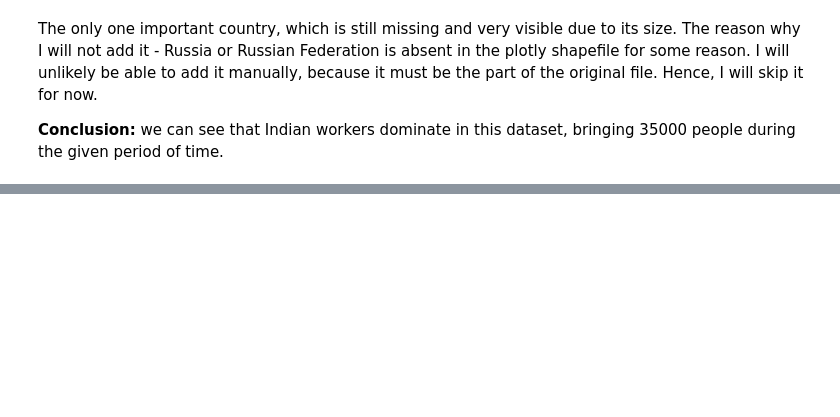
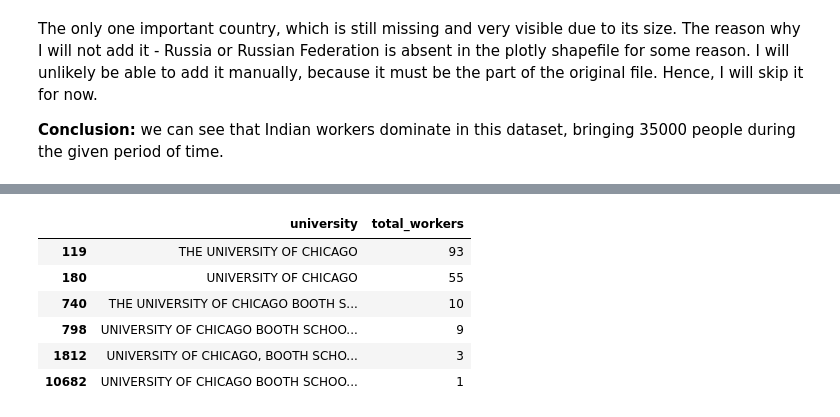
Before and after one commit to r-surendiran/MSCA-37014-Python-For-Analytics-Group-Project, a Jupyter notebook: Notebooks/HW3 - EDA (Oleksiy Anokhin).ipynb, the cells around one changed output, grey strips where cells are left out. Saved outputs shown, nothing was run; the diff lists cells and outputs as text; code cells hidden in the pictures; blank space fills up the shorter version.

```diff
--- a/Notebooks/HW3 - EDA (Oleksiy Anokhin).ipynb
+++ b/Notebooks/HW3 - EDA (Oleksiy Anokhin).ipynb
@@ -165,5 +166,14 @@ Text(0.5, 1.0, 'Total workers by country')
 **Analyze universities**
 # %%
 # See top 20 universities with the biggest number of students
-employment.foreign_worker_inst_of_ed.value_counts().head(20)
+universities_df = employment.foreign_worker_inst_of_ed.value_counts()
+
+# Convert to dataframe
+universities_df = pd.DataFrame(data = universities_df).reset_index()
+
+# Rename columns
+universities_df.columns = ['university', 'total_workers']
+
+# Print
+universities_df.head(20)
 # %% [output]
@@ -366,0 +511,16 @@ The only one important country, which is still missing and very visible due to i
+# %%
+# Create a UChicago dataframe
+uchicago_df = universities_df[universities_df['university'].str.contains("UNIVERSITY OF CHICAGO")]
+
+# Print
+uchicago_df
+
+# As we can see, we have six different types of spelling - 171 person in total (148 from UChicago and 23 from Booth).
+# %% [output]
+|  | university | total_workers |
+| 119 | THE UNIVERSITY OF CHICAGO | 93 |
+| 180 | UNIVERSITY OF CHICAGO | 55 |
+| 740 | THE UNIVERSITY OF CHICAGO BOOTH S... | 10 |
+| 798 | UNIVERSITY OF CHICAGO BOOTH SCHOO... | 9 |
+| 1812 | UNIVERSITY OF CHICAGO, BOOTH SCHO... | 3 |
+| 10682 | UNIVERSITY OF CHICAGO BOOTH SCHOO... | 1 |
```
Also changed, not shown: parts of 13 cells of this notebook, 1 other file.
